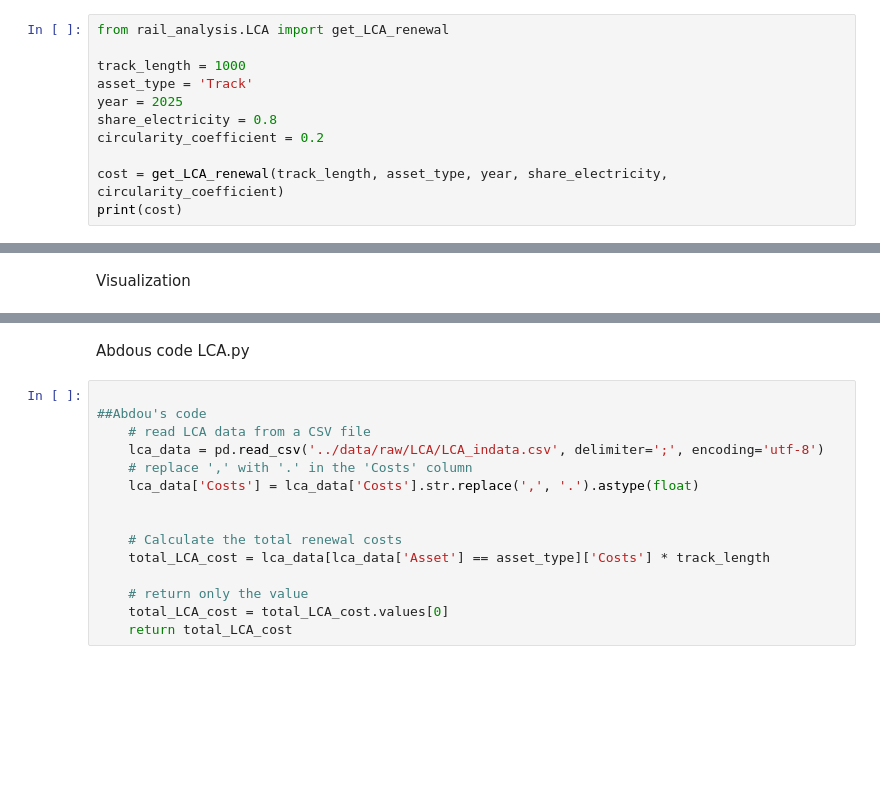
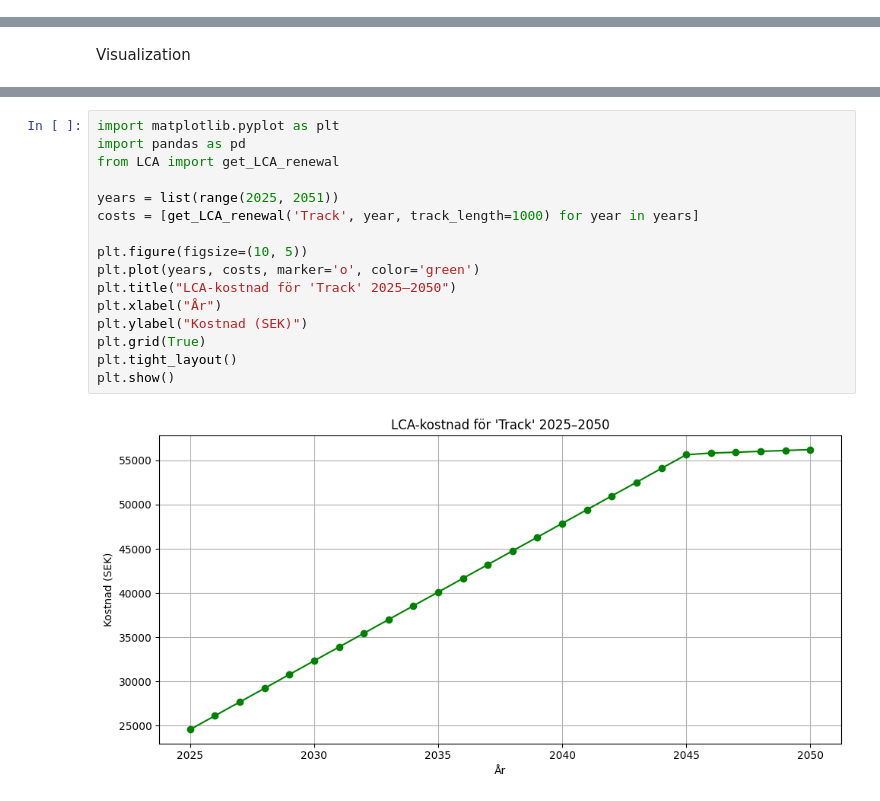
Before and after one commit to abdeaitali/rurut, a Jupyter notebook: LCC/rals_livslangd_python/notebooks/notebook_LCA_test.ipynb, the cells around one changed output, grey strips where cells are left out. Saved outputs shown, nothing was run; the diff lists cells and outputs as text; blank space fills up the shorter version.

Commit message:
Updated, added visualisation

```diff
--- a/LCC/rals_livslangd_python/notebooks/notebook_LCA_test.ipynb
+++ b/LCC/rals_livslangd_python/notebooks/notebook_LCA_test.ipynb
@@ -98,14 +79,3 @@ print(
 Total LCA renewal cost for Track in year 2025 with 80% electricity and 20% circularity: 19655.13 SEK
 # %% [markdown]
 Test call function from module
-# %%
-from rail_analysis.LCA import get_LCA_renewal
-
-track_length = 1000
-asset_type = 'Track'
-year = 2025
-share_electricity = 0.8
-circularity_coefficient = 0.2
-
-cost = get_LCA_renewal(track_length, asset_type, year, share_electricity, circularity_coefficient)
-print(cost)
@@ -181,17 +105,18 @@ plt.show()
-# %% [markdown]
-Abdous code LCA.py
-# %%
-
-##Abdou's code
-    # read LCA data from a CSV file
-    lca_data = pd.read_csv('../data/raw/LCA/LCA_indata.csv', delimiter=';', encoding='utf-8')
-    # replace ',' with '.' in the 'Costs' column
-    lca_data['Costs'] = lca_data['Costs'].str.replace(',', '.').astype(float)
-
-
-    # Calculate the total renewal costs
-    total_LCA_cost = lca_data[lca_data['Asset'] == asset_type]['Costs'] * track_length
-
-    # return only the value
-    total_LCA_cost = total_LCA_cost.values[0]
-    return total_LCA_cost
+# %%
+import matplotlib.pyplot as plt
+import pandas as pd
+from LCA import get_LCA_renewal
+
+years = list(range(2025, 2051))
+costs = [get_LCA_renewal('Track', year, track_length=1000) for year in years]
+
+plt.figure(figsize=(10, 5))
+plt.plot(years, costs, marker='o', color='green')
+plt.title("LCA-kostnad för 'Track' 2025–2050")
+plt.xlabel("År")
+plt.ylabel("Kostnad (SEK)")
+plt.grid(True)
+plt.tight_layout()
+plt.show()
+# %% [output]
+[figure, added]
```
Also changed, not shown: parts of 10 cells of this notebook, 1 other file.
